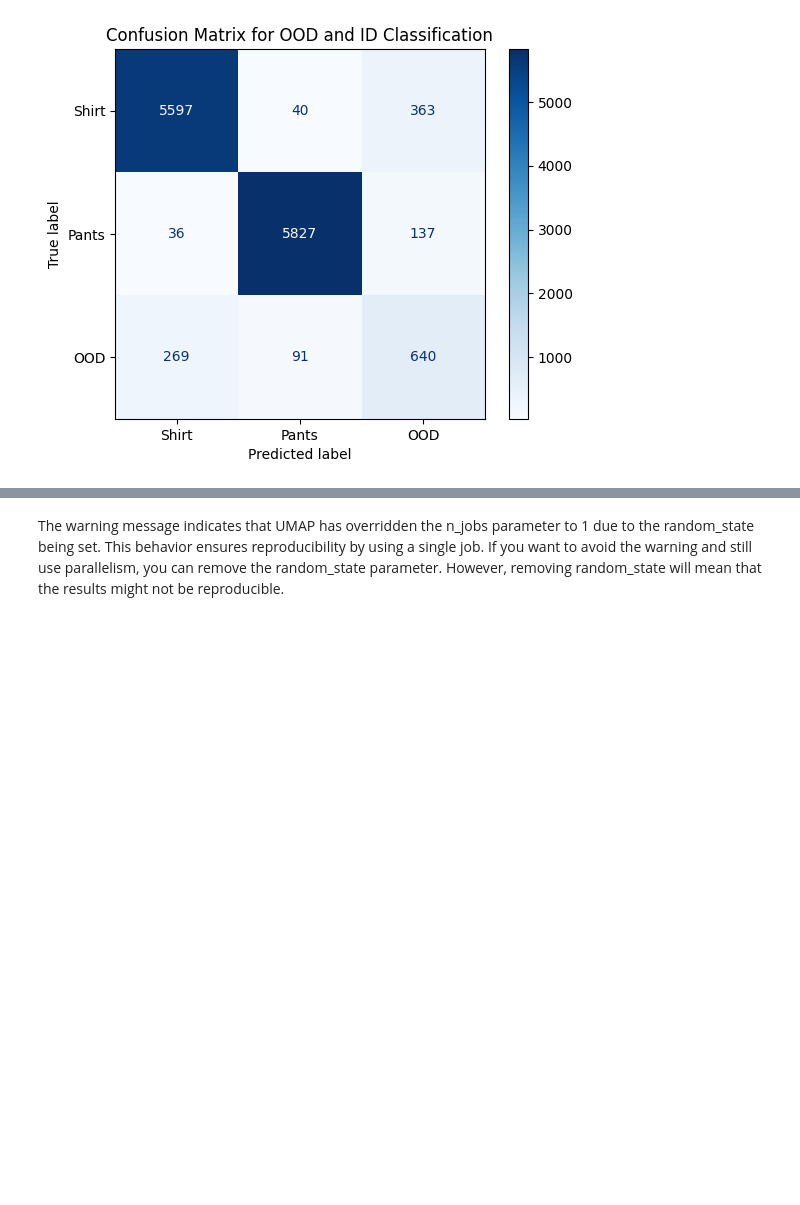
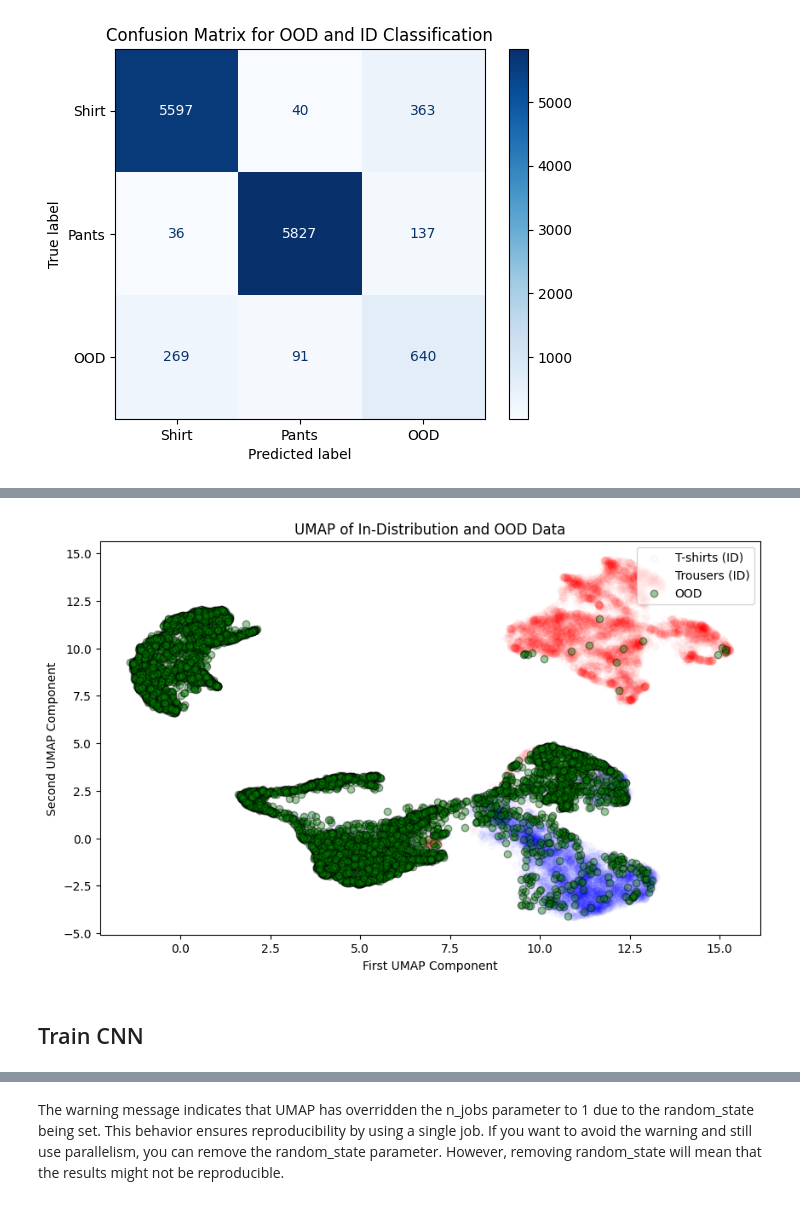
Before and after one commit to carpentries-incubator/fair-explainable-ml, a Jupyter notebook: code/7a-OOD-detection-output-based.ipynb, the cells around one changed output, grey strips where cells are left out. Saved outputs shown, nothing was run; the diff lists cells and outputs as text; code cells hidden in the pictures; blank space fills up the shorter version.

```diff
--- a/code/7a-OOD-detection-output-based.ipynb
+++ b/code/7a-OOD-detection-output-based.ipynb
@@ -596,3 +622,27 @@ Let's train a simple CNN model on the FashionMNIST dataset.
+# %%
+if plot_umap:
+    umap_alpha = .02
+
+    # Plotting UMAP components
+    plt.figure(figsize=(10, 6))
+
+    # Plot in-distribution data
+    scatter1 = plt.scatter(umap_in_dist[train_labels == 0, 0], umap_in_dist[train_labels == 0, 1], c='blue', label='T-shirts (ID)', alpha=umap_alpha)
+    scatter2 = plt.scatter(umap_in_dist[train_labels == 1, 0], umap_in_dist[train_labels == 1, 1], c='red', label='Trousers (ID)', alpha=umap_alpha)
+
+    # Plot OOD data
+    scatter3 = plt.scatter(umap_ood[:, 0], umap_ood[:, 1], c='green', label='OOD', edgecolor='k', alpha=alpha)
+
+    # Create a single legend for all classes
+    plt.legend(handles=[scatter1, scatter2, scatter3], loc="upper right")
+    plt.xlabel('First UMAP Component')
+    plt.ylabel('Second UMAP Component')
+    plt.title('UMAP of In-Distribution and OOD Data')
+    plt.show()
+# %% [output]
+[figure, added]
+# %% [markdown]
+## Train CNN
 # %%
 import torch
 import torch.nn as nn
```
Also changed, not shown: parts of 21 cells of this notebook, 3 other files.
